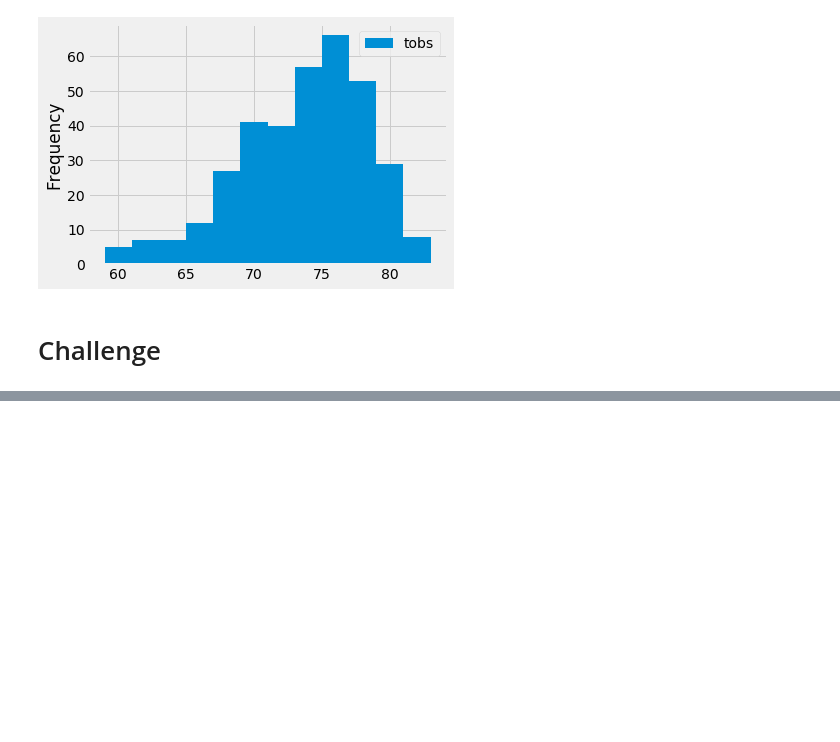
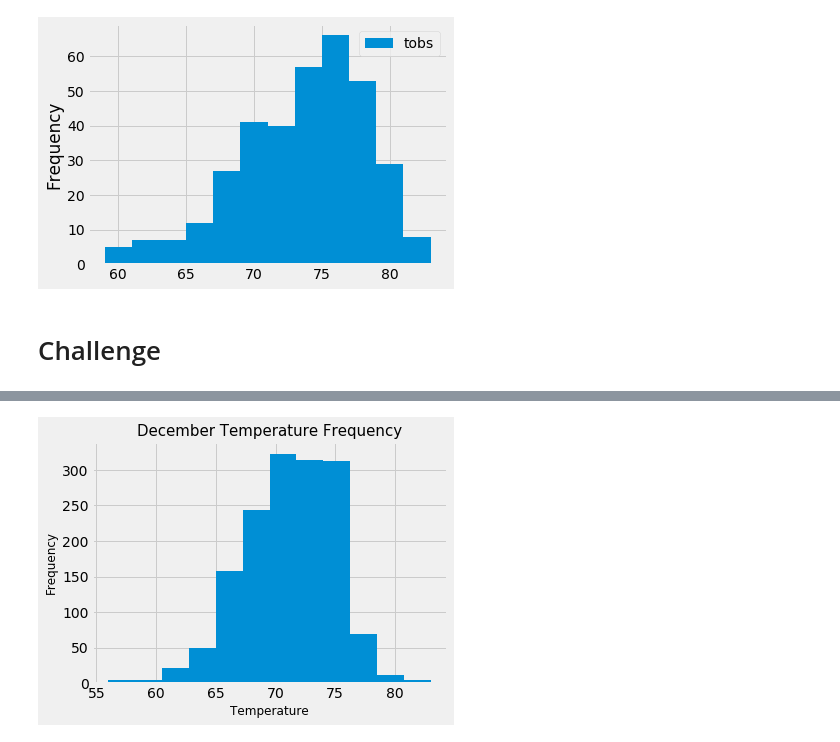
Before and after one commit to kenwelsh/surfs_up, a Jupyter notebook: climate_analysis.ipynb, the cells around one changed output, grey strips where cells are left out. Saved outputs shown, nothing was run; the diff lists cells and outputs as text; code cells hidden in the pictures; blank space fills up the shorter version.

```diff
--- a/climate_analysis.ipynb
+++ b/climate_analysis.ipynb
@@ -130,0 +195,20 @@ plt.tight_layout()
+# %%
+# December weather data
+results = []
+results = session.query(Measurement.date, Measurement.tobs, Measurement.prcp).\
+    filter(extract('month', Measurement.date)==12).all()
+
+# Save the query results as a DataFrame, set the index to the date column, and sort the index
+december_df = pd.DataFrame(results, columns=['date','temperature','precipitation'])
+december_df.set_index(december_df['date'], inplace=True)
+december_df = december_df.sort_index()
+
+december_median = december_df['temperature'].median()
+
+
+# Get stats on weather data
+print(december_df.describe())
+print("")
+print(f"median  {december_median}")
+print("")
+print(sts.mode(december_df['temperature']))
@@ -130,0 +229,13 @@ plt.tight_layout()
+# %%
+# Plot December temperature data as a histogram
+december_df['temperature'].plot.hist(bins=12, figsize=[6,4.5])
+plt.title("December Temperature Frequency", fontsize=15)
+plt.xlabel("Temperature", fontsize=12)
+plt.ylabel("Frequency", fontsize=12)
+
+# Save the figure.
+plt.savefig("Dec_Temp.png")
+
+plt.tight_layout()
+# %% [output]
+[figure, added]
```
Also changed, not shown: parts of 11 cells of this notebook, 6 other files.
